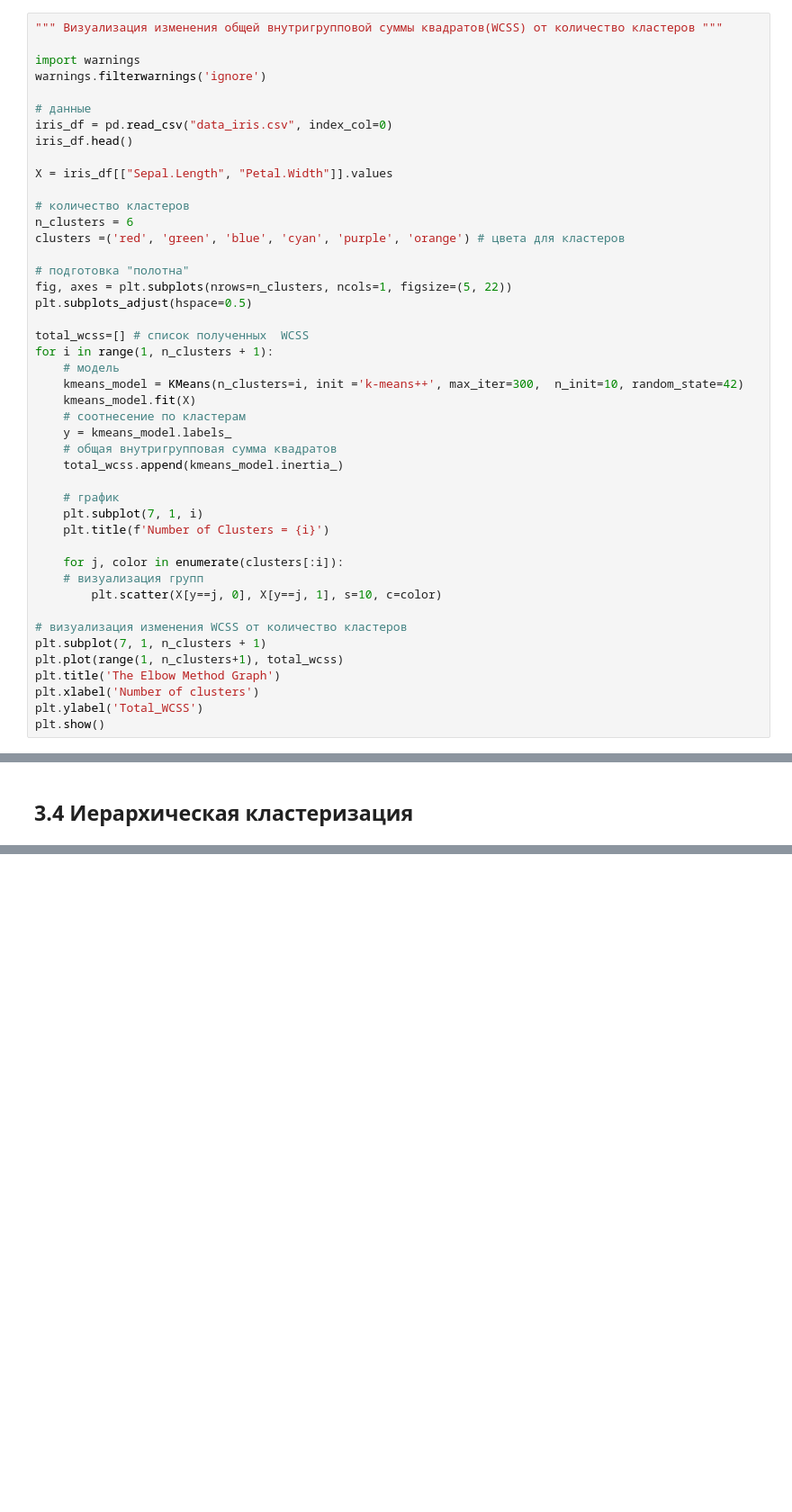
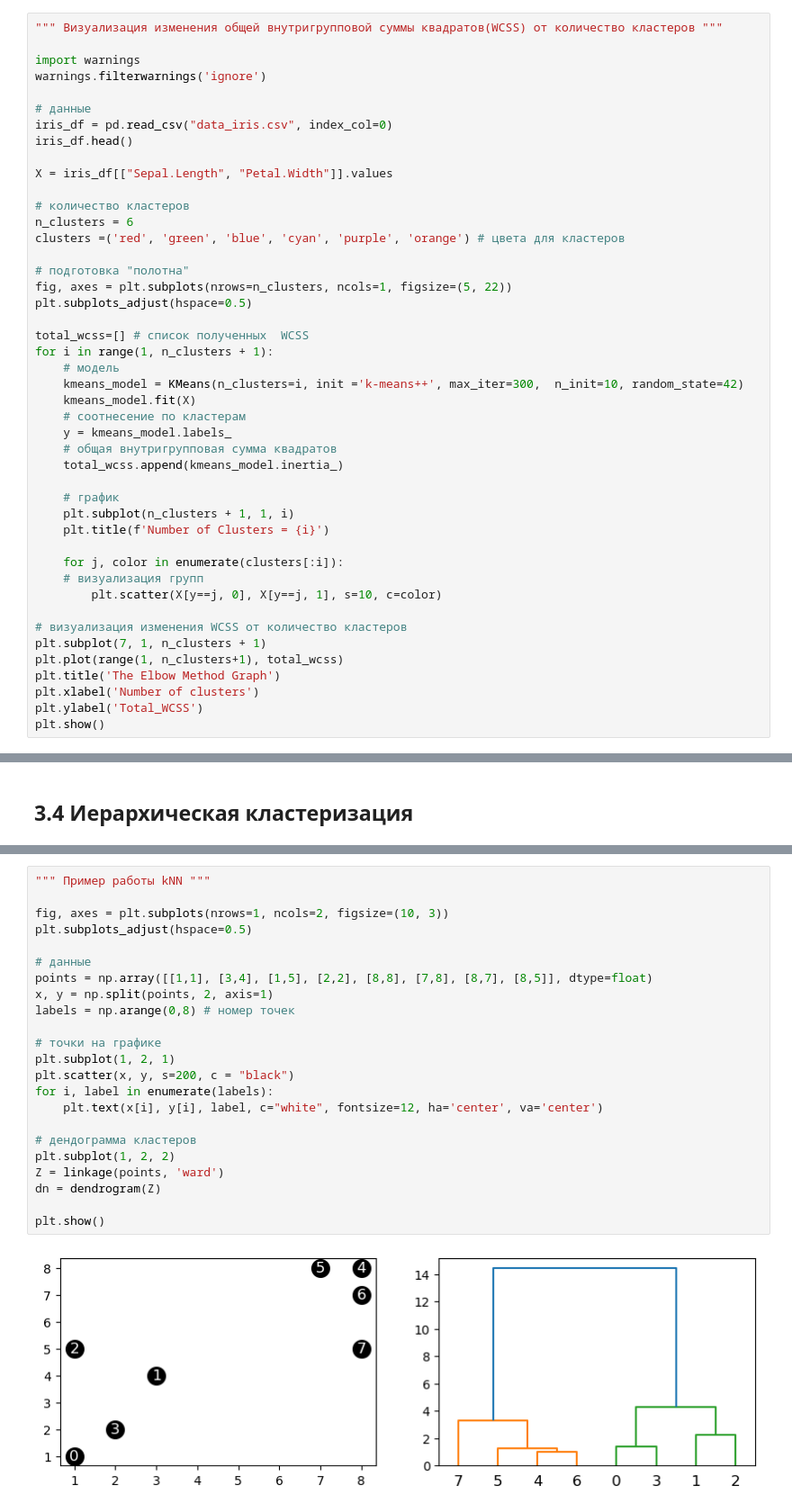
Before and after one commit to LiquidVac/My_study, a Jupyter notebook: STEPIK. Основы статистики ч.2/Лекция 3. Основы Cтатистики ч.2.ipynb, the cells around one changed output, grey strips where cells are left out. Shown at 90% size. Drawn from its saved outputs; the diff is of its cells as text; blank space fills up the shorter version.

```diff
--- a/STEPIK. Основы статистики ч.2/Лекция 3. Основы Cтатистики ч.2.ipynb
+++ b/STEPIK. Основы статистики ч.2/Лекция 3. Основы Cтатистики ч.2.ipynb
@@ -162,7 +162,7 @@ for i in range(1, n_clusters + 1):
     total_wcss.append(kmeans_model.inertia_)
 
     # график
-    plt.subplot(7, 1, i)
+    plt.subplot(n_clusters + 1, 1, i)
     plt.title(f'Number of Clusters = {i}')
 
     for j, color in enumerate(clusters[:i]):
@@ -224,0 +240,25 @@ D - 1
+# %%
+""" Пример работы kNN """
+
+fig, axes = plt.subplots(nrows=1, ncols=2, figsize=(10, 3))
+plt.subplots_adjust(hspace=0.5)
+
+# данные
+points = np.array([[1,1], [3,4], [1,5], [2,2], [8,8], [7,8], [8,7], [8,5]], dtype=float)
+x, y = np.split(points, 2, axis=1)
+labels = np.arange(0,8) # номер точек
+
+# точки на графике
+plt.subplot(1, 2, 1)
+plt.scatter(x, y, s=200, c = "black")
+for i, label in enumerate(labels):
+    plt.text(x[i], y[i], label, c="white", fontsize=12, ha='center', va='center')
+
+# дендограмма кластеров
+plt.subplot(1, 2, 2)
+Z = linkage(points, 'ward')
+dn = dendrogram(Z)
+
+plt.show()
+# %% [output]
+[figure, added]
```
Also changed, not shown: parts of 6 cells of this notebook.
